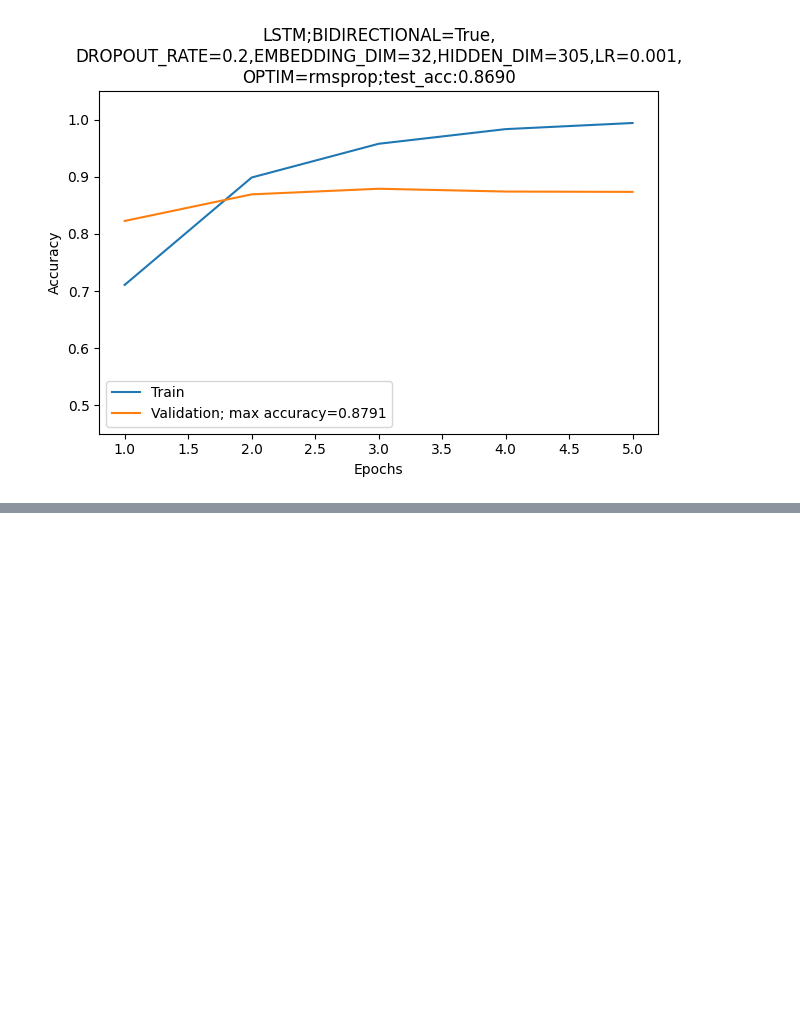
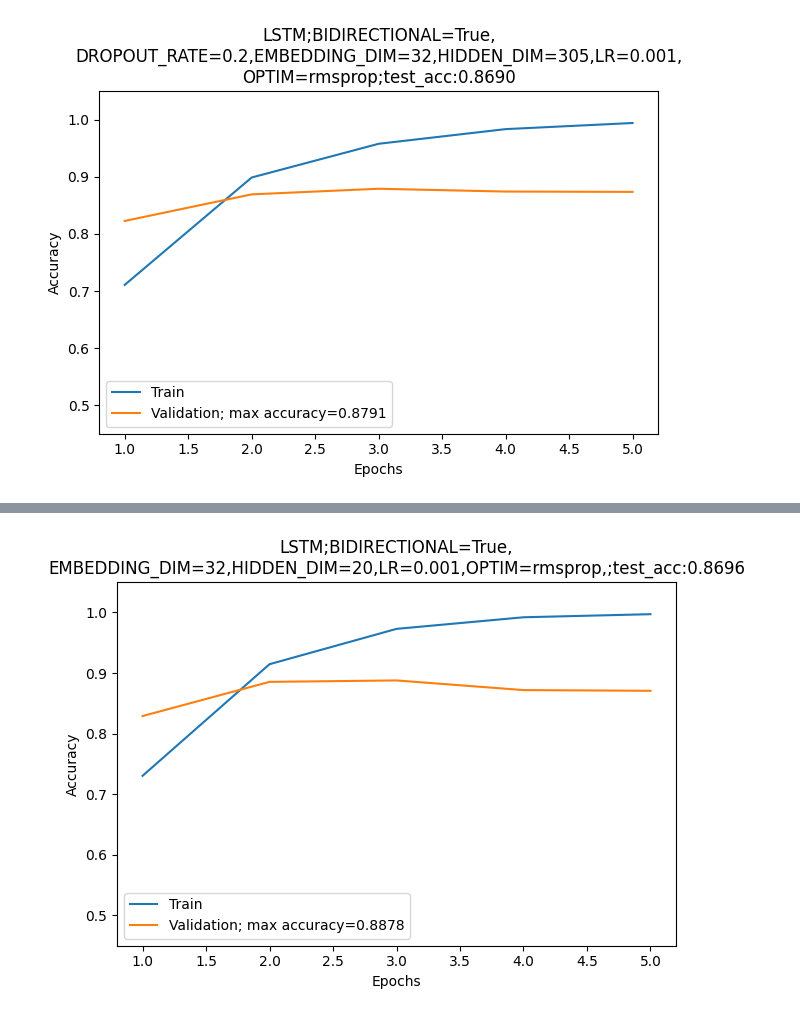
Before and after one commit to danyjabban/Representation_Learning, a Jupyter notebook: HW3/LabRNN.ipynb, the cells around one changed output, grey strips where cells are left out. Saved outputs shown, nothing was run; the diff lists cells and outputs as text; code cells hidden in the pictures; blank space fills up the shorter version.

Commit message:
labrnn, comparison using acc/num_params lab2g

```diff
--- a/HW3/LabRNN.ipynb
+++ b/HW3/LabRNN.ipynb
@@ -1915,3 +1965,20 @@ plot_train_val_acc(save_name='q2g_otherHP', ret_dict=rd_2g2_bidirect, orig_hp=OR
                    new_hp=bi_dir_hp2, save='y', gru=False)
 # %% [output]
 [figure]
+# %%
+# hparam 0: EMBEDDING_DIM=32,HIDDEN_DIM=20,LR=0.001,OPTIM=rmsprop
+# this is the best model using acc/num_param criterion
+
+bi_dir_hp_acc_num_param = HyperParams()
+
+bi_dir_hp_acc_num_param.BIDIRECTIONAL = True
+
+bi_dir_hp_acc_num_param.EMBEDDING_DIM = 32
+bi_dir_hp_acc_num_param.HIDDEN_DIM = 20
+bi_dir_hp_acc_num_param.LR = 0.001
+bi_dir_hp_acc_num_param.OPTIM = 'rmsprop'
+
+print(diff_hparams(orig_hp=ORIG_HPARAMS, new_hp=bi_dir_hp_acc_num_param))
+
+rd_2g_bidirect_acc_numparam = train_and_test_model_with_hparams(hparams=bi_dir_hp_acc_num_param,
+                                                                model_type="lstm")
@@ -1917,0 +2003,5 @@ plot_train_val_acc(save_name='q2g_otherHP', ret_dict=rd_2g2_bidirect, orig_hp=OR
+# %%
+plot_train_val_acc(save_name='q2g_bidir_bestHP_acc_nparams', ret_dict=rd_2g_bidirect_acc_numparam,
+                   orig_hp=ORIG_HPARAMS, new_hp=bi_dir_hp_acc_num_param, save='y', gru=False)
+# %% [output]
+[figure, added]
```
Also changed, not shown: parts of 7 cells of this notebook.
